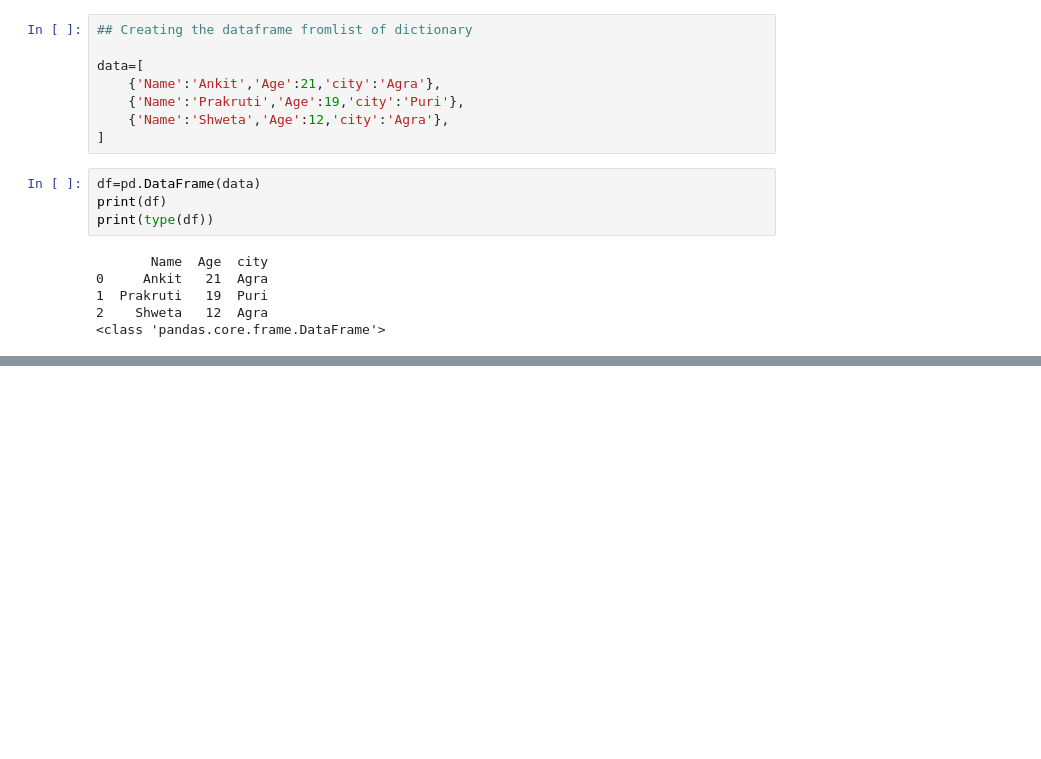
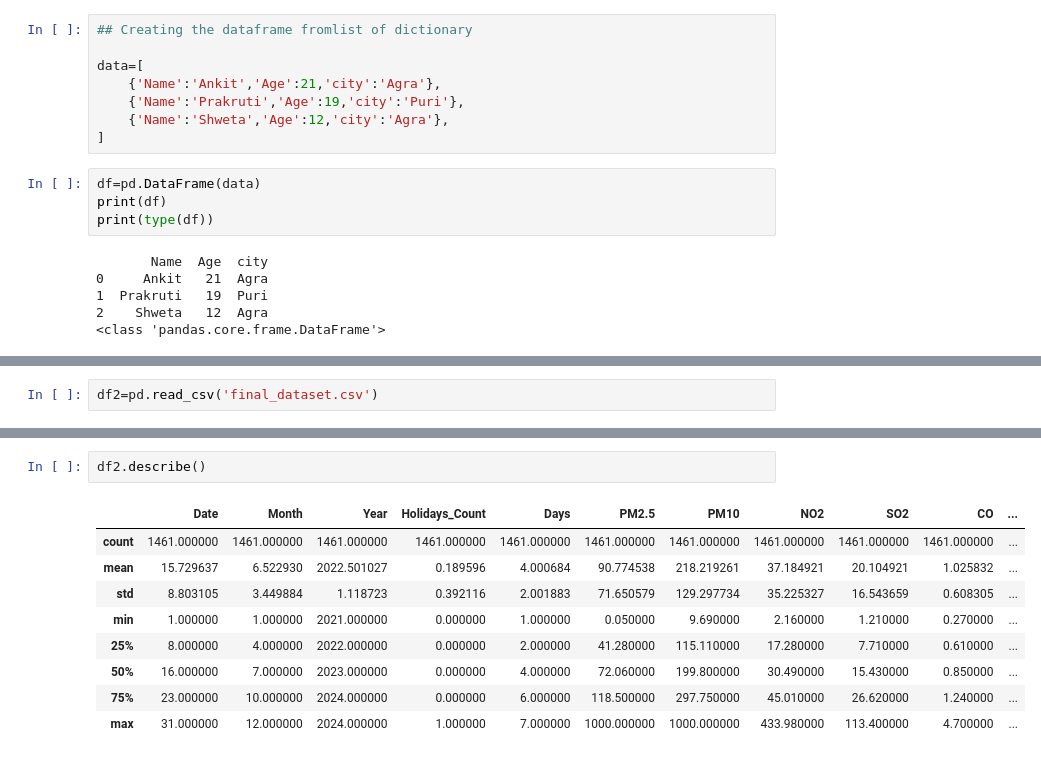
Before and after one commit to Ankitshrma25/Data-Science-with-Machine-Learning, a Jupyter notebook: Data Analysis With Python/pandas.ipynb, the cells around one changed output, grey strips where cells are left out. Saved outputs shown, nothing was run; the diff lists cells and outputs as text; blank space fills up the shorter version.

```diff
--- a/Data Analysis With Python/pandas.ipynb
+++ b/Data Analysis With Python/pandas.ipynb
@@ -89,0 +237,2 @@ print(type(df))
+# %%
+df2=pd.read_csv('final_dataset.csv')
@@ -89,0 +248,12 @@ print(type(df))
+# %%
+df2.describe()
+# %% [output]
+|  | Date | Month | Year | Holidays_Count | Days | PM2.5 | PM10 | NO2 | SO2 | CO | ... |
+| count | 1461.000000 | 1461.000000 | 1461.000000 | 1461.000000 | 1461.000000 | 1461.000000 | 1461.000000 | 1461.000000 | 1461.000000 | 1461.000000 | ... |
+| mean | 15.729637 | 6.522930 | 2022.501027 | 0.189596 | 4.000684 | 90.774538 | 218.219261 | 37.184921 | 20.104921 | 1.025832 | ... |
+| std | 8.803105 | 3.449884 | 1.118723 | 0.392116 | 2.001883 | 71.650579 | 129.297734 | 35.225327 | 16.543659 | 0.608305 | ... |
+| min | 1.000000 | 1.000000 | 2021.000000 | 0.000000 | 1.000000 | 0.050000 | 9.690000 | 2.160000 | 1.210000 | 0.270000 | ... |
+| 25% | 8.000000 | 4.000000 | 2022.000000 | 0.000000 | 2.000000 | 41.280000 | 115.110000 | 17.280000 | 7.710000 | 0.610000 | ... |
+| 50% | 16.000000 | 7.000000 | 2023.000000 | 0.000000 | 4.000000 | 72.060000 | 199.800000 | 30.490000 | 15.430000 | 0.850000 | ... |
+| 75% | 23.000000 | 10.000000 | 2024.000000 | 0.000000 | 6.000000 | 118.500000 | 297.750000 | 45.010000 | 26.620000 | 1.240000 | ... |
+| max | 31.000000 | 12.000000 | 2024.000000 | 1.000000 | 7.000000 | 1000.000000 | 1000.000000 | 433.980000 | 113.400000 | 4.700000 | ... |
```
Also changed, not shown: parts of 19 cells of this notebook.
